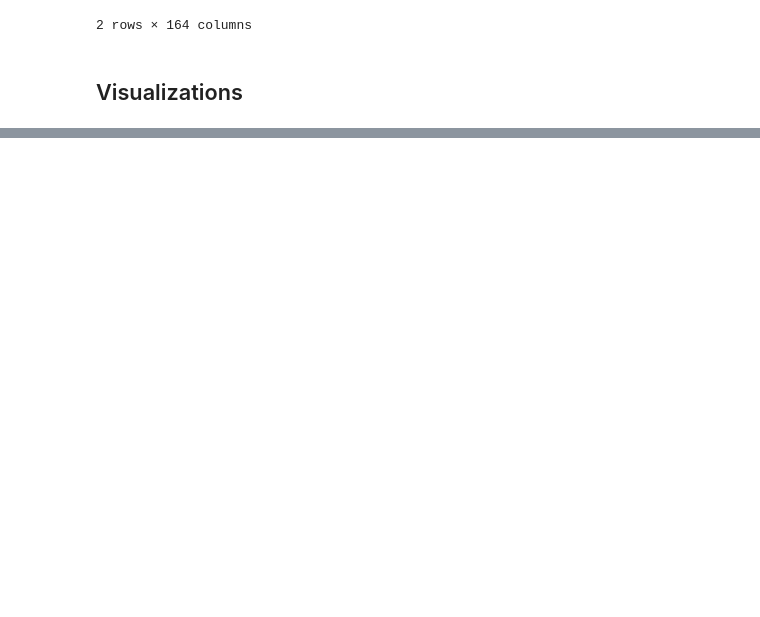
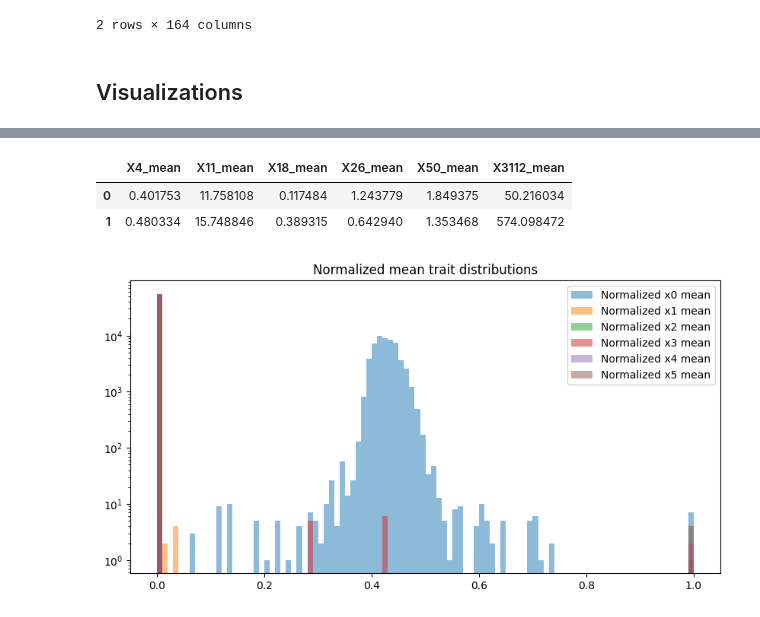
Before and after one commit to KaiErikNiermann/vu-ml-project, a Jupyter notebook: src/testing.ipynb, the cells around one changed output, grey strips where cells are left out. Cells and saved outputs as stored; diff of their text form; code cells hidden in the pictures; blank space fills up the shorter version.

```diff
--- a/src/testing.ipynb
+++ b/src/testing.ipynb
@@ -72,0 +59,20 @@ display(mean_traits.head(2))
+# %%
+mean_traits = df.iloc[:, 164:170]
+sd_traits = df.iloc[:, 170:176]
+display(mean_traits.head(2))
+
+def mean_normalizer(col):
+    mean = mean_traits.iloc[:, col]
+    return (mean - mean.min()) / (mean.max() - mean.min())
+
+plt.figure(figsize=(10, 5))
+for i in range(6):
+    plt.hist(mean_normalizer(i), log=True, bins=100, alpha=0.5, label=f'Normalized x{i} mean')
+plt.title('Normalized mean trait distributions')
+plt.legend()
+plt.show()
+# %% [output]
+|  | X4_mean | X11_mean | X18_mean | X26_mean | X50_mean | X3112_mean |
+| 0 | 0.401753 | 11.758108 | 0.117484 | 1.243779 | 1.849375 | 50.216034 |
+| 1 | 0.480334 | 15.748846 | 0.389315 | 0.642940 | 1.353468 | 574.098472 |
+[figure, added]
```
Also changed, not shown: parts of 2 cells of this notebook.
